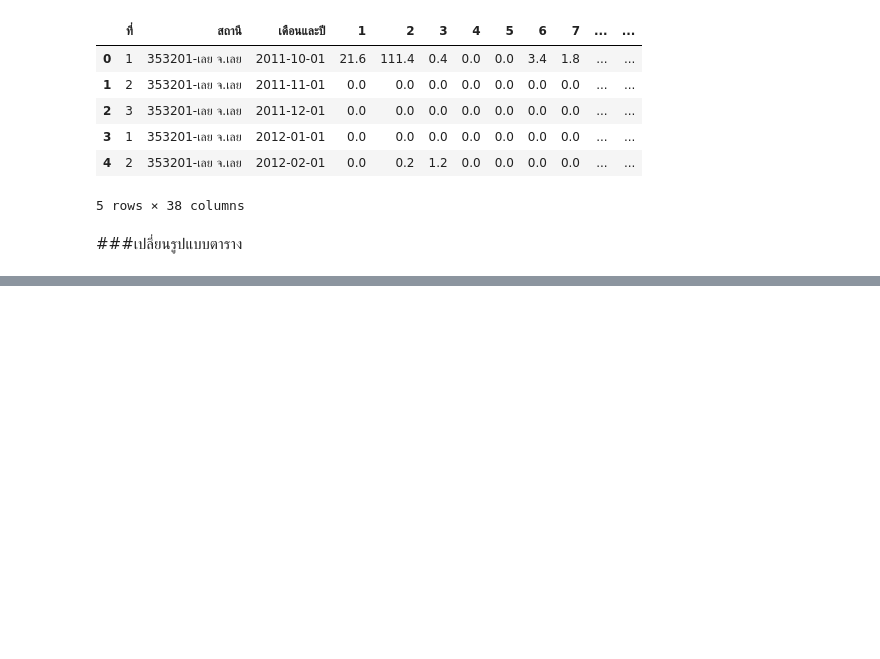
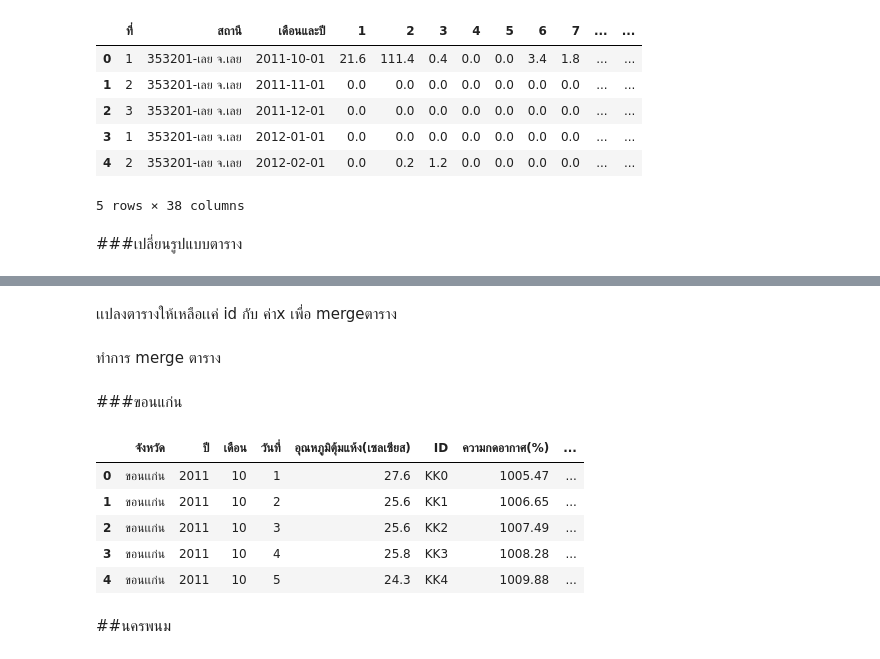
Before and after one commit to Piyaphat23/BSC_DPDM23, a Jupyter notebook: midterm_bscdpdm23.ipynb, the cells around one changed output, grey strips where cells are left out. Cells and saved outputs as stored; diff of their text form; code cells hidden in the pictures; blank space fills up the shorter version.

```diff
--- a/midterm_bscdpdm23.ipynb
+++ b/midterm_bscdpdm23.ipynb
@@ -2731,0 +2785,33 @@ DBT_L_H = DBT_L.set_index(['จังหวัด','ปี','เดือน']).
+# %%
+#1.ความกดอากาศ (atmos)
+col_atmos = atmos_Loei_H.columns.tolist()
+col_atmos = col_atmos[-1:] + col_atmos[:-1]
+col_atmos
+#2.ความชื้นสัมพัทธ์ (Hum)
+col_Hum = Hum_Loei_H.columns.tolist()
+col_Hum  = col_Hum [-1:] + col_Hum [:-1]
+col_Hum
+#3.ความเร็วลม (Wind)
+col_Wind = Wind_Loei_H.columns.tolist()
+col_Wind = col_Wind[-1:] + col_Wind[:-1]
+col_Wind
+#4.จำนวนเมฆ (Cloud)
+col_Cloud = Cloud_Loei_H.columns.tolist()
+col_Cloud = col_Cloud[-1:] + col_Cloud[:-1]
+col_Cloud
+#5.ปริมาณฝน (Rain)
+col_Rain = Rain_Loei_H.columns.tolist()
+col_Rain = col_Rain[-1:] + col_Rain[:-1]
+col_Rain
+#6.อุณหภูมิจุดน้ำค้าง (Dpt)
+col_Dpt = Dpt_Loei_H.columns.tolist()
+col_Dpt = col_Dpt[-1:] + col_Dpt[:-1]
+col_Dpt
+#7.อุณหภูมิต่ำสุด (Low)
+col_Low= Low_Loei_H.columns.tolist()
+col_Low = col_Low[-1:] + col_Low[:-1]
+col_Low
+#8.อุณหภูมิตุ้มแห้ง (Dry)
+col_Dry = Dry_Loei_H.columns.tolist()
+cols_Dry = col_Dry[-1:] + col_Dry[:-1]
+cols_Dry
@@ -2731,0 +2878,2 @@ DBT_L_H = DBT_L.set_index(['จังหวัด','ปี','เดือน']).
+# %% [markdown]
+เเปลงตารางให้เหลือเเค่ id กับ ค่าx เพื่อ mergeตาราง
@@ -2731,0 +2923,24 @@ DBT_L_H = DBT_L.set_index(['จังหวัด','ปี','เดือน']).
+# %% [markdown]
+ทำการ merge ตาราง
+# %% [markdown]
+###ขอนแก่น
+# %%
+
+join_KK = pd.merge(Dry_KK_H,atmos_KK_H,on='ID')
+join_KK_1 = pd.merge(join_KK,Hum_KK_H,on='ID')
+join_KK_2 = pd.merge(join_KK_1,Wind_KK_H,on='ID')
+join_KK_3 = pd.merge(join_KK_2,Cloud_KK_H,on='ID')
+join_KK_4 = pd.merge(join_KK_3,Rain_KK_H,on='ID')
+join_KK_5 = pd.merge(join_KK_4,Dpt_KK_H,on='ID')
+join_KK_6 = pd.merge(join_KK_5,Low_KK_H,on='ID')
+# %%
+join_KK_6.head()
+# %% [output]
+|  | จังหวัด | ปี | เดือน | วันที่ | อุณหภูมิตุ้มแห้ง(เซลเซียส) | ID | ความกดอากาศ(%) | ... |
+| 0 | ขอนเเก่น | 2011 | 10 | 1 | 27.6 | KK0 | 1005.47 | ... |
+| 1 | ขอนเเก่น | 2011 | 10 | 2 | 25.6 | KK1 | 1006.65 | ... |
+| 2 | ขอนเเก่น | 2011 | 10 | 3 | 25.6 | KK2 | 1007.49 | ... |
+| 3 | ขอนเเก่น | 2011 | 10 | 4 | 25.8 | KK3 | 1008.28 | ... |
+| 4 | ขอนเเก่น | 2011 | 10 | 5 | 24.3 | KK4 | 1009.88 | ... |
+# %% [markdown]
+##นครพนม
```
Also changed, not shown: parts of 25 cells of this notebook.
